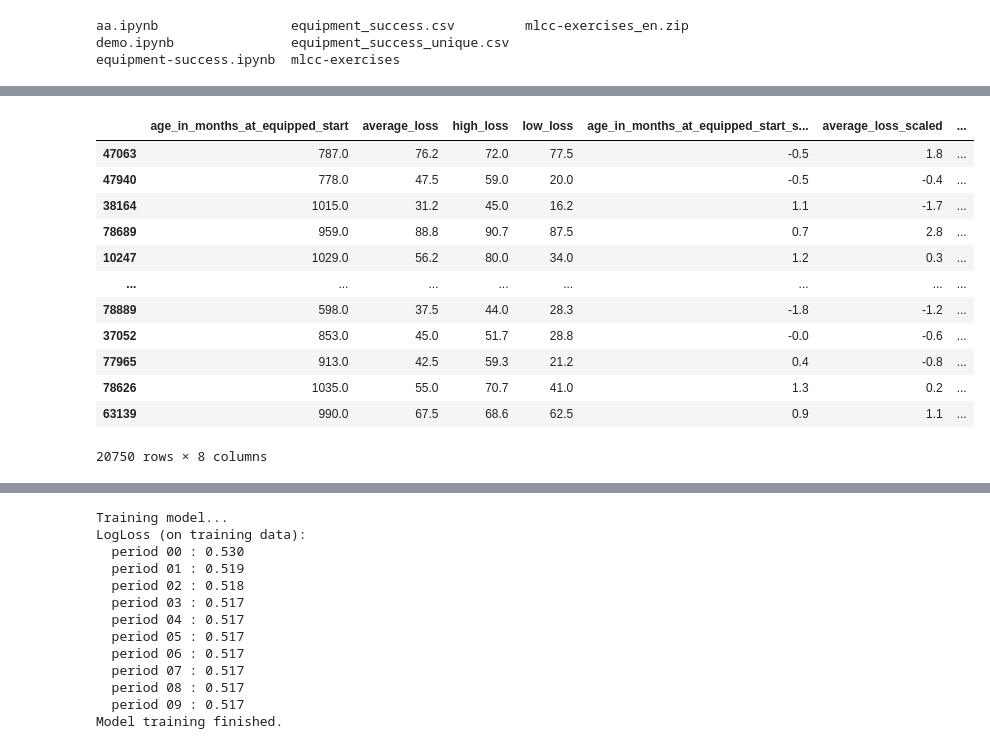
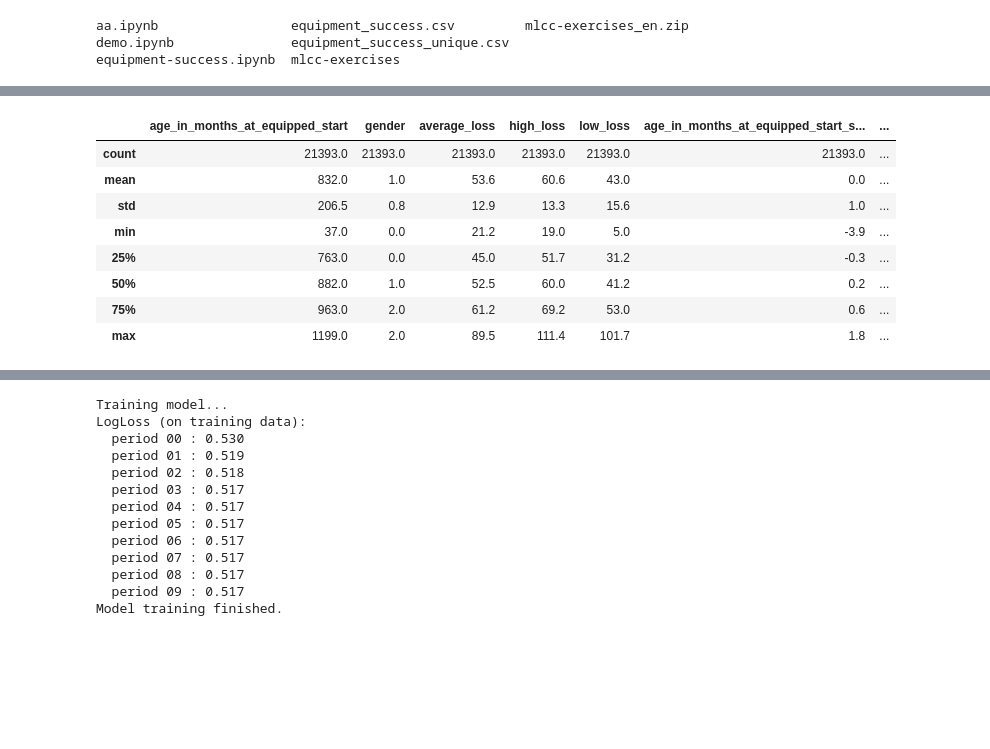
Before and after one commit to viebel/aaa-ml, a Jupyter notebook: notebooks/equipment-success.ipynb, the cells around one changed output, grey strips where cells are left out. Cells and saved outputs as stored; diff of their text form; code cells hidden in the pictures; blank space fills up the shorter version.

```diff
--- a/notebooks/equipment-success.ipynb
+++ b/notebooks/equipment-success.ipynb
@@ -57,8 +74,18 @@ equipment_success_dataframe['distance_from_target'] = (-equipment_success_datafr
 # %%
-equipment_success_dataframe['valid'] = (equipment_success_dataframe['average_loss'].apply(lambda x : not math.isnan(x) and x > 20 and x < 90) &
-                                       equipment_success_dataframe['eq_average_loss'].apply(lambda x : not math.isnan(x)) &
-                                       equipment_success_dataframe['high_loss'].apply(lambda x : not math.isnan(x)) &
-                                       equipment_success_dataframe['low_loss'].apply(lambda x : not math.isnan(x)) &
-                                       equipment_success_dataframe['months_since_equipped'].apply(lambda x : x > 12) &
-                                       equipment_success_dataframe['age_in_months_at_equipped_start'].apply(lambda x : not math.isnan(x) and x < 12*90 and x > 12*20))
+equipment_success_dataframe['valid'] = (
+    equipment_success_dataframe['eq_gain_ratio'].apply(lambda x : x > 0 and x < 1) &
+    equipment_success_dataframe['freq_500'].apply(lambda x : not math.isnan(x)) &
+    equipment_success_dataframe['freq_1000'].apply(lambda x : not math.isnan(x)) &
+    equipment_success_dataframe['freq_2000'].apply(lambda x : not math.isnan(x)) &
+    equipment_success_dataframe['freq_4000'].apply(lambda x : not math.isnan(x)) &
+    equipment_success_dataframe['average_loss'].apply(lambda x : not math.isnan(x) and x > 20 and x < 90) &
+    equipment_success_dataframe['eq_freq_500'].apply(lambda x : not math.isnan(x)) &
+    equipment_success_dataframe['eq_freq_1000'].apply(lambda x : not math.isnan(x)) &
+    equipment_success_dataframe['eq_freq_2000'].apply(lambda x : not math.isnan(x)) &
+    equipment_success_dataframe['eq_freq_4000'].apply(lambda x : not math.isnan(x)) &
+    equipment_success_dataframe['eq_average_loss'].apply(lambda x : not math.isnan(x)) &
+    equipment_success_dataframe['high_loss'].apply(lambda x : not math.isnan(x)) &
+    equipment_success_dataframe['low_loss'].apply(lambda x : not math.isnan(x)) &
+    equipment_success_dataframe['months_since_equipped'].apply(lambda x : x > 12) &
+    equipment_success_dataframe['age_in_months_at_equipped_start'].apply(lambda x : not math.isnan(x) and x < 12*100 and x > 12*3))
 # %%
@@ -81,3 +109,0 @@ equipment_success
-# %%
-for feature in ['months_since_equipped', 'average_loss', 'eq_average_loss', 'high_loss', 'low_loss', 'age_in_months_at_equipped_start','distance_from_target']:
-    display.display(equipment_success.hist(feature))
@@ -117,0 +123,3 @@ equipment_success.describe()
+# %%
+for feature in ['months_since_equipped', 'average_loss', 'eq_average_loss', 'high_loss', 'low_loss', 'age_in_months_at_equipped_start','eq_gain_ratio', 'gender']:
+    display.display(equipment_success.hist(feature))
@@ -191,9 +186,11 @@ def preprocess_features(df):
     A DataFrame that contains the features to be used for the model, including
     synthetic features.
   """
-  selected_features = scale(df, ['average_loss', 'high_loss', 'low_loss', 'age_in_months_at_equipped_start'])
+  selected_features = scale(df, ['average_loss', 'high_loss', 'low_loss', 'age_in_months_at_equipped_start',
+                                 'freq_500', 'freq_1000', 'freq_2000', 'freq_4000', 'months_since_equipped'])
   selected_features = selected_features[
     ["age_in_months_at_equipped_start",
+     "gender",
      "average_loss",
      "high_loss",
      "low_loss",
@@ -201,6 +198,13 @@ def preprocess_features(df):
      "average_loss_scaled",
      "high_loss_scaled",
      "low_loss_scaled",
+     "freq_500_scaled",
+     "freq_1000_scaled",
+     "freq_2000_scaled",
+     "freq_4000_scaled",
+     "months_since_equipped_scaled",
+     "freq_500",
+      'freq_1000', 'freq_2000', 'freq_4000'
     ]]
   processed_features = selected_features
 
@@ -227,7 +231,9 @@ def preprocess_targets(df):
     A DataFrame that contains the target feature.
   """
   output_targets = pd.DataFrame()
-  output_targets['eq_average_loss'] = df['eq_average_loss']
+  output_targets['eq_freq_500'] = df['eq_freq_500']
+  output_targets['eq_freq_1000'] = df['eq_freq_1000']
+
   #output_targets['distance_from_target'] = ((df['eq_average_loss'] - df['average_loss']/2))
   #output_targets['target_reached'] = (df['eq_average_loss'] < df['average_loss']/2 + 5).astype('float')
 
@@ -263,19 +258,15 @@ validation_samples = total_samples - training_samples
 # %%
-examples
+examples.describe()
 # %% [output]
-|  | age_in_months_at_equipped_start | average_loss | high_loss | low_loss | age_in_months_at_equipped_start_s... | average_loss_scaled | ... |
-| 47063 | 787.0 | 76.2 | 72.0 | 77.5 | -0.5 | 1.8 | ... |
-| 47940 | 778.0 | 47.5 | 59.0 | 20.0 | -0.5 | -0.4 | ... |
-| 38164 | 1015.0 | 31.2 | 45.0 | 16.2 | 1.1 | -1.7 | ... |
-| 78689 | 959.0 | 88.8 | 90.7 | 87.5 | 0.7 | 2.8 | ... |
-| 10247 | 1029.0 | 56.2 | 80.0 | 34.0 | 1.2 | 0.3 | ... |
-| ... | ... | ... | ... | ... | ... | ... | ... |
-| 78889 | 598.0 | 37.5 | 44.0 | 28.3 | -1.8 | -1.2 | ... |
-| 37052 | 853.0 | 45.0 | 51.7 | 28.8 | -0.0 | -0.6 | ... |
-| 77965 | 913.0 | 42.5 | 59.3 | 21.2 | 0.4 | -0.8 | ... |
-| 78626 | 1035.0 | 55.0 | 70.7 | 41.0 | 1.3 | 0.2 | ... |
-| 63139 | 990.0 | 67.5 | 68.6 | 62.5 | 0.9 | 1.1 | ... |
+|  | age_in_months_at_equipped_start | gender | average_loss | high_loss | low_loss | age_in_months_at_equipped_start_s... | ... |
+| count | 21393.0 | 21393.0 | 21393.0 | 21393.0 | 21393.0 | 21393.0 | ... |
+| mean | 832.0 | 1.0 | 53.6 | 60.6 | 43.0 | 0.0 | ... |
+| std | 206.5 | 0.8 | 12.9 | 13.3 | 15.6 | 1.0 | ... |
+| min | 37.0 | 0.0 | 21.2 | 19.0 | 5.0 | -3.9 | ... |
+| 25% | 763.0 | 0.0 | 45.0 | 51.7 | 31.2 | -0.3 | ... |
+| 50% | 882.0 | 1.0 | 52.5 | 60.0 | 41.2 | 0.2 | ... |
+| 75% | 963.0 | 2.0 | 61.2 | 69.2 | 53.0 | 0.6 | ... |
+| max | 1199.0 | 2.0 | 89.5 | 111.4 | 101.7 | 1.8 | ... |
-20750 rows × 8 columns
 # %%
 targets.describe()
 # %% [output]
```
Also changed, not shown: parts of 52 cells of this notebook, 2 other files.
